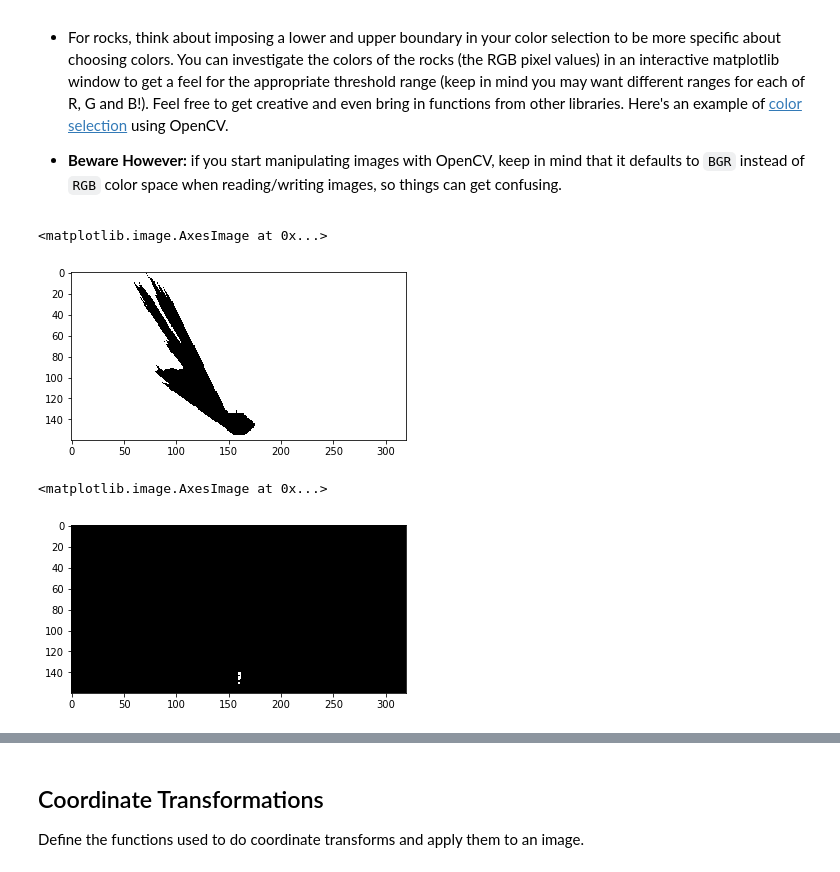
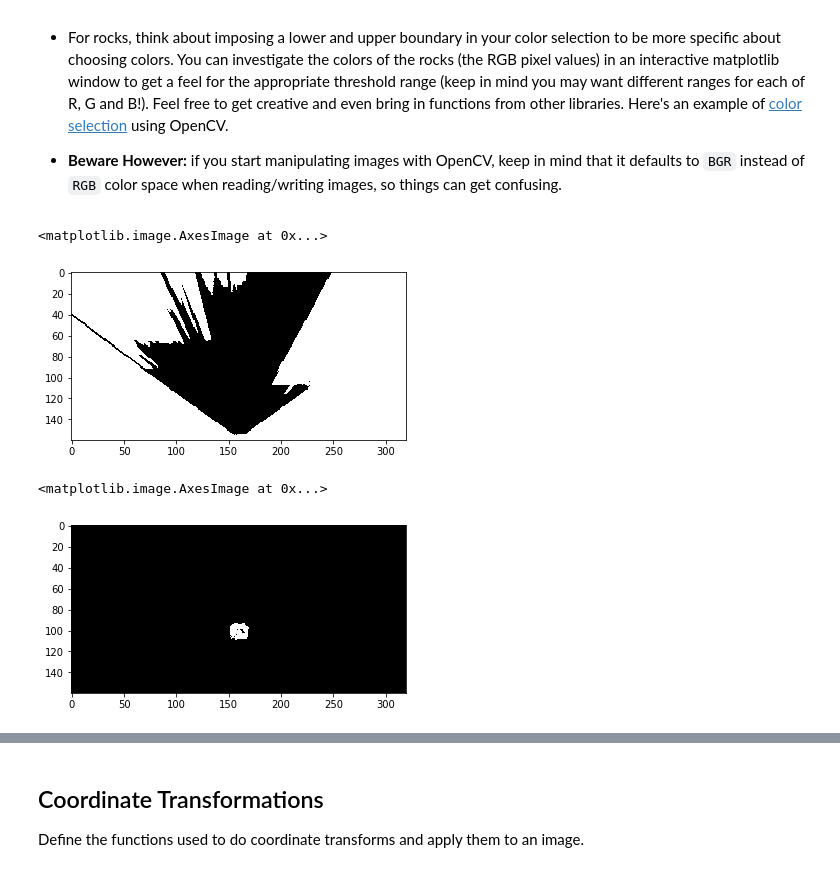
Before and after one commit to gangadhara691/RoboND-Rover-Project, a Jupyter notebook: code/Rover_Project_Test_Notebookmy.ipynb, the cells around one changed output, grey strips where cells are left out. Cells and saved outputs as stored; diff of their text form; code cells hidden in the pictures.

```diff
--- a/code/Rover_Project_Test_Notebookmy.ipynb
+++ b/code/Rover_Project_Test_Notebookmy.ipynb
@@ -206,34 +137,35 @@ def color_thresh_obj(img, rgb_thresh=(60, 60,60)):
     # Return the binary image
     return color_select
 img_roc=np.copy(rock_img )
-warped = perspect_transform(img_roc, source, destination)
+warped,mask = perspect_transform(grid_img, source, destination)
 threshed = color_thresh_obj(warped)
 plt.imshow(threshed, cmap='gray')
 #scipy.misc.imsave('../output/warped_threshed.jpg', threshed*255)
 # %% [output]
 <matplotlib.image.AxesImage at 0x...>
-[figure, old version]
+[figure, new version]
 # %%
 # Identify pixels above the threshold
 # Threshold of RGB > 160 does a nice job of identifying ground pixels only
-def color_thresh_rock(img, rgb_thresh=(120, 110,0)):
+def color_thresh_rock(img, rgb_thresh=(110, 110,50)):
     # Create an array of zeros same xy size as img, but single channel
     color_select = np.zeros_like(img[:,:,0])
     # Require that each pixel be above all three threshold values in RGB
     # above_thresh will now contain a boolean array with "True"
-    # where threshold was met
-    above_thresh =  (img[:,:,0] > rgb_thresh[0])&(rgb_thresh[0]+100 >img[:,:,0])\
-                & (img[:,:,1] > rgb_thresh[1])&(rgb_thresh[1]+80 >img[:,:,1])\
-                & (img[:,:,2] > rgb_thresh[2])&(rgb_thresh[2]+95 >img[:,:,2])
+    # where threshold was met#&(rgb_thresh[0]+100 >img[:,:,0])\#&(rgb_thresh[1]+80 >img[:,:,1])\#&(rgb_thresh[2]+95 >img[:,:,2])
+    above_thresh =  (img[:,:,0] > rgb_thresh[0])\
+    & (img[:,:,1] > rgb_thresh[1])\
+    & (img[:,:,2] < rgb_thresh[2])
     # Index the array of zeros with the boolean array and set to 1
     color_select[above_thresh] = 1
     # Return the binary image
     return color_select
-
-threshed = color_thresh_rock(warped)
+img_roc=np.copy(rock_img)
+#warped_r,mask = perspect_transform(img_roc, source, destination)
+threshed = color_thresh_rock(img_roc)
 #warped = perspect_transform(threshed, source, destination)
 plt.imshow(threshed, cmap='gray')
 #scipy.misc.imsave('../output/warped_threshed.jpg', threshed*255)
 # %% [output]
 <matplotlib.image.AxesImage at 0x...>
-[figure, old version]
+[figure, new version]
```
Also changed, not shown: parts of 14 cells of this notebook, 5 other files.
